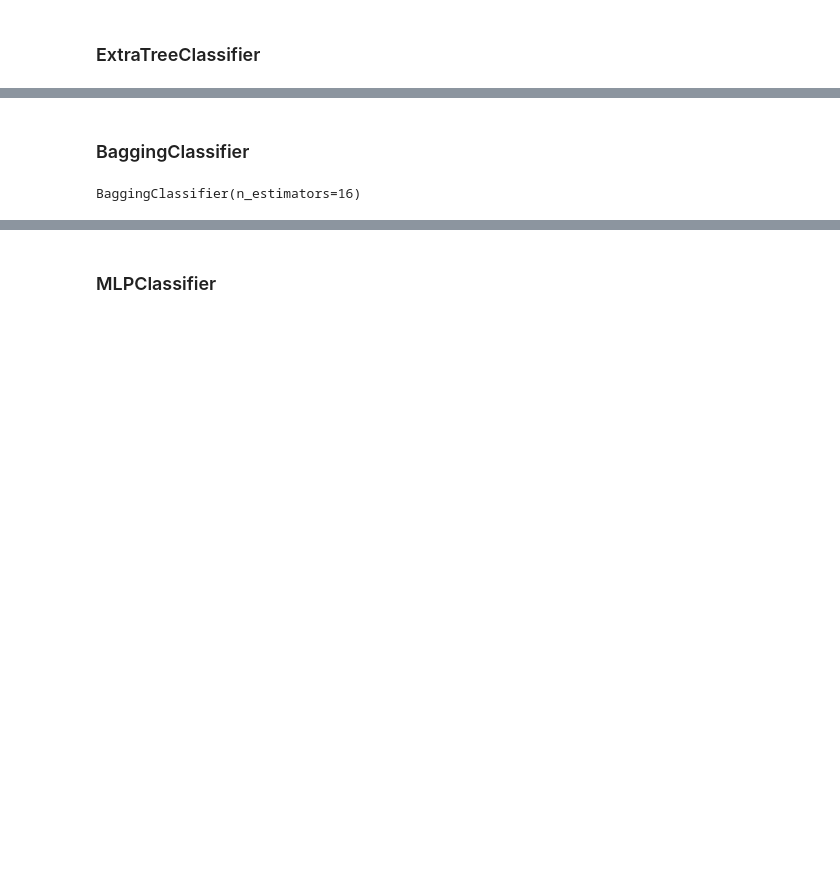
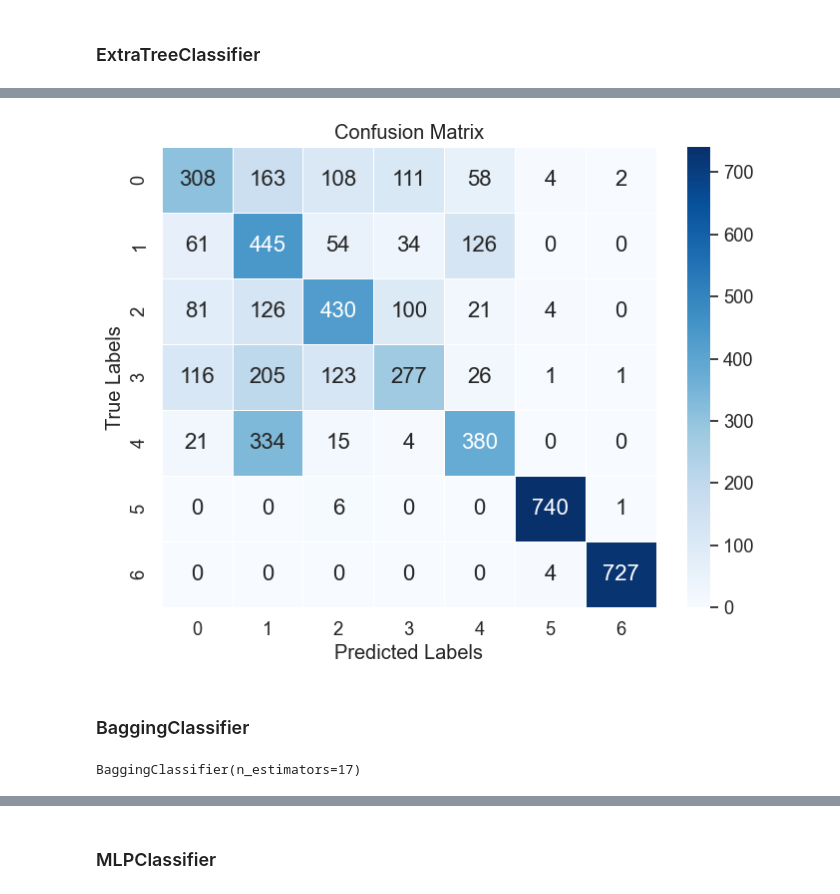
Before and after one commit to Tec-AI-23/HAR70, a Jupyter notebook: hyperparameters.ipynb, the cells around one changed output, grey strips where cells are left out. Cells and saved outputs as stored; diff of their text form; code cells hidden in the pictures; blank space fills up the shorter version.

```diff
--- a/hyperparameters.ipynb
+++ b/hyperparameters.ipynb
@@ -70,0 +163,8 @@ ExtraTreeClassifier(max_depth=34, random_state=0)
+# %%
+model2 = ExtraTreeClassifier(max_depth=23, random_state=0).fit(X_train, y_train)
+
+y_pred3 = model2.predict(X_test)
+report3 = classification_report(y_test, y_pred3)
+
+print('Clasification Report')
+print(report3)
@@ -71,11 +186,28 @@ ExtraTreeClassifier(max_depth=34, random_state=0)
+# %%
+conf_matrix = confusion_matrix(y_test, y_pred3)
+
+# Create a heatmap of the confusion matrix
+plt.figure(figsize=(8, 6))
+sns.set(font_scale=1.2)  # Adjust the font size for clarity
+sns.heatmap(conf_matrix, annot=True, fmt="d", cmap="Blues", linewidths=.5, annot_kws={"size": 16})
+
+# Add labels and a title
+plt.xlabel('Predicted Labels')
+plt.ylabel('True Labels')
+plt.title('Confusion Matrix')
+
+# Display the plot
+plt.show()
+# %% [output]
+[figure, added]
 # %% [markdown]
 ###  BaggingClassifier
 # %%
 n_estimators = np.arange(1, 20, 1)
 
-clf = HalvingRandomSearchCV(BaggingClassifier(), {'n_estimators': n_estimators},
+clf4 = HalvingRandomSearchCV(BaggingClassifier(), {'n_estimators': n_estimators},
 cv=10, random_state=0)
-clf.fit(X, y)
-print(clf.best_estimator_)
+clf4.fit(X_train, y_train)
+print(clf4.best_estimator_)
 # %% [output]
-BaggingClassifier(n_estimators=16)
+BaggingClassifier(n_estimators=17)
```
Also changed, not shown: parts of 15 cells of this notebook.
